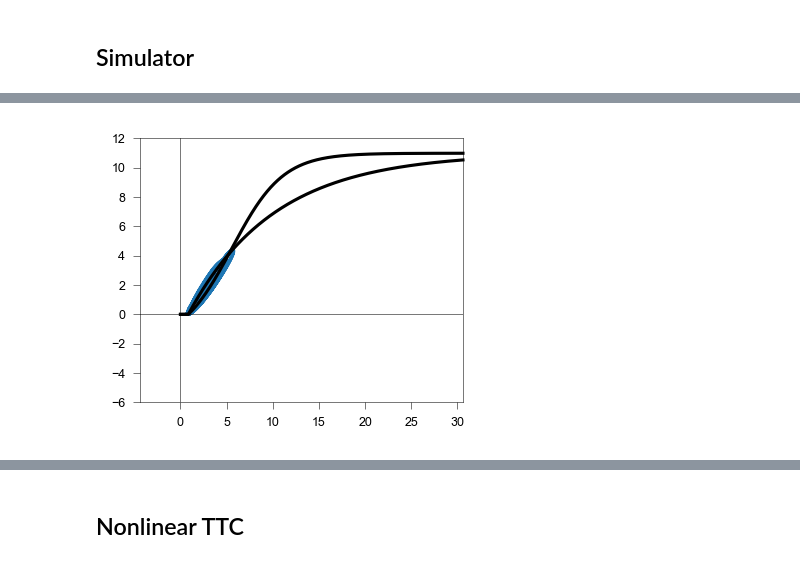
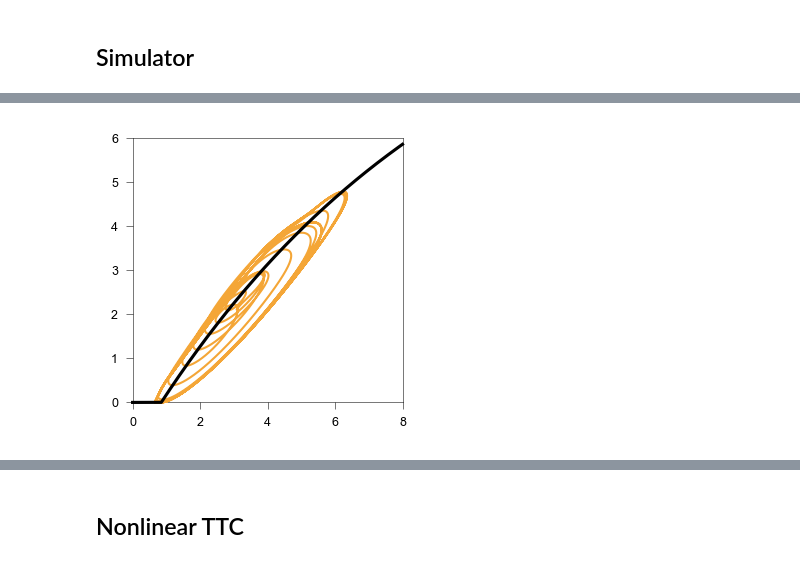
Before and after one commit to EPFL-ENAC/LUTS-pneuma-simulator, a Jupyter notebook: notebooks/simulator.ipynb, the cells around one changed output, grey strips where cells are left out. Saved outputs shown, nothing was run; the diff lists cells and outputs as text; code cells hidden in the pictures.

```diff
--- a/notebooks/simulator.ipynb
+++ b/notebooks/simulator.ipynb
@@ -1413,12 +1362,12 @@ plt.show()
 # %%
 %matplotlib inline
-fig, axes = plt.subplots(2, 1, sharex=True, figsize=(6 * cm, 6 * cm), dpi=150)
+fig, axes = plt.subplots(2, 1, sharex=True, figsize=(9 * cm, 6 * cm), dpi=150)
 
 lanes = [1, -1]  # >0 top lane, <0 bottom lane
 
 # --------- PARAMETERS ----------
-v_line = -0.05           # slope: x-units per time step
-l_x0 = [-.4 * L, .6 * L]   # starting x position PER SUBPLOT
+v_line = -0.049           # slope: x-units per time step
+l_x0 = [0.1* L, .6 * L]   # starting x position PER SUBPLOT
 l_c = ['k', 'k']          # line colors PER SUBPLOT
 # ------------------------------
 
@@ -1519,7 +1415,14 @@ beta = 0.18103683403591211
 # %%
 speeds = []
 gaps = []
+l_ttc = []
 for t in range(COUNT - 1):
-    if t > 1000:
+    if t > 200:
         gaps.append(l_agents[t][0]["gap"])
         speeds.append(l_agents[t][0]["speed"])
+        ttc = l_agents[t][0]["ttc"]
+        for agent in l_agents[t]:
+            ttc = agent["ttc"]
+            if ttc:
+                l_ttc.append(ttc)
+l_ttc = array(l_ttc)
@@ -1547,20 +1507,16 @@ plt.show()
 # %%
 %matplotlib inline
-fig, ax = plt.subplots(figsize=(6 * cm, 5 * cm), dpi=150)
-ax.plot(array(gaps), speeds)
-support = arange(0, 35-2*params.car_l, 0.01)
+fig, ax = plt.subplots(figsize=(5 * cm, 5 * cm), dpi=150)
+ax.plot(array(gaps), speeds, c=orange, lw=1, clip_on=False, zorder=10)
+support = arange(0, 8, 0.01)
 nnm = ov(support, lam[0], v0[0], s0[0])
-novm = ovm(support, alpha, beta, v_star, s_star)
-ax.plot(support, nnm, clip_on=False, c="k")
-ax.plot(support, novm, clip_on=False, c="k")
-ax.axhline(0, lw=.25, c='k')
-ax.axvline(0, lw=.25, c='k')
-ax.set_xlim(-2*params.car_l, 35-2*params.car_l)
-ax.set_ylim(-6, 12)
+ax.plot(support, nnm, clip_on=False, c="k",zorder=12)
+ax.set_xlim(0, 8)
+ax.set_ylim(0, 6)
 plt.tight_layout(pad=0)
 plt.show()
 # %% [output]
-[figure, old version]
+[figure, new version]
 # %%
 # -------------------- Simulation --------------------
 p = Particle(x_check, y_check, speed=v_check, theta=0, ID=1, motion_mode='CRUISING')
```
Also changed, not shown: parts of 15 cells of this notebook.
